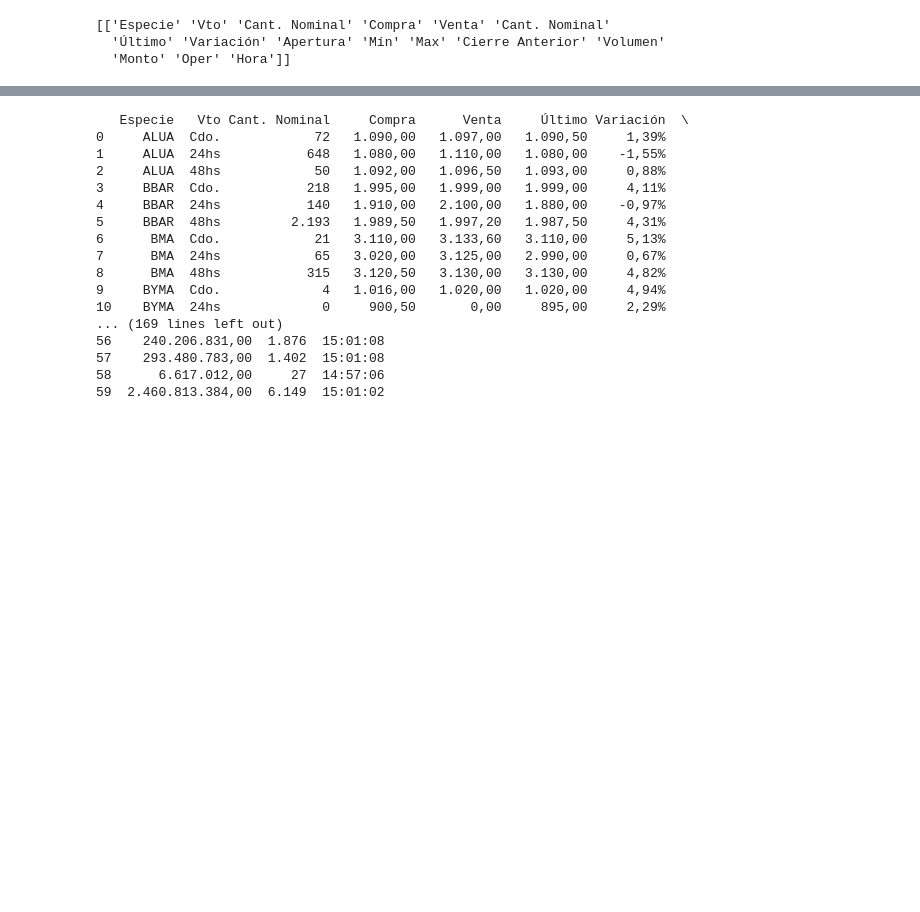
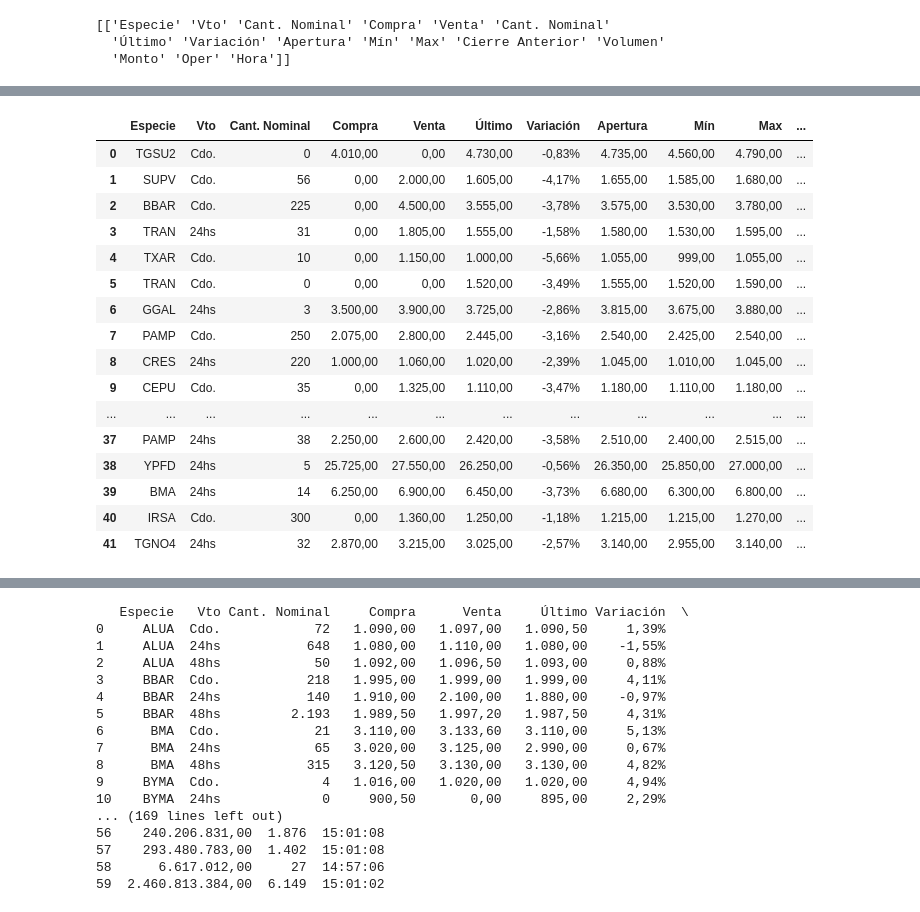
Before and after one commit to rhamiro94/ProyectosScrpaeo, a Jupyter notebook: Proyecto_Scrapeo_BOLSAR.ipynb, the cells around one changed output, grey strips where cells are left out. Drawn from its saved outputs; the diff is of its cells as text; code cells hidden in the pictures; blank space fills up the shorter version.

```diff
--- a/Proyecto_Scrapeo_BOLSAR.ipynb
+++ b/Proyecto_Scrapeo_BOLSAR.ipynb
@@ -152,0 +153,3 @@ for fila in datos:
+# %%
+df = pd.DataFrame(datos)
+df.info()
@@ -152,0 +174,20 @@ for fila in datos:
+# %%
+df
+# %% [output]
+|  | Especie | Vto | Cant. Nominal | Compra | Venta | Último | Variación | Apertura | Mín | Max | ... |
+| 0 | TGSU2 | Cdo. | 0 | 4.010,00 | 0,00 | 4.730,00 | -0,83% | 4.735,00 | 4.560,00 | 4.790,00 | ... |
+| 1 | SUPV | Cdo. | 56 | 0,00 | 2.000,00 | 1.605,00 | -4,17% | 1.655,00 | 1.585,00 | 1.680,00 | ... |
+| 2 | BBAR | Cdo. | 225 | 0,00 | 4.500,00 | 3.555,00 | -3,78% | 3.575,00 | 3.530,00 | 3.780,00 | ... |
+| 3 | TRAN | 24hs | 31 | 0,00 | 1.805,00 | 1.555,00 | -1,58% | 1.580,00 | 1.530,00 | 1.595,00 | ... |
+| 4 | TXAR | Cdo. | 10 | 0,00 | 1.150,00 | 1.000,00 | -5,66% | 1.055,00 | 999,00 | 1.055,00 | ... |
+| 5 | TRAN | Cdo. | 0 | 0,00 | 0,00 | 1.520,00 | -3,49% | 1.555,00 | 1.520,00 | 1.590,00 | ... |
+| 6 | GGAL | 24hs | 3 | 3.500,00 | 3.900,00 | 3.725,00 | -2,86% | 3.815,00 | 3.675,00 | 3.880,00 | ... |
+| 7 | PAMP | Cdo. | 250 | 2.075,00 | 2.800,00 | 2.445,00 | -3,16% | 2.540,00 | 2.425,00 | 2.540,00 | ... |
+| 8 | CRES | 24hs | 220 | 1.000,00 | 1.060,00 | 1.020,00 | -2,39% | 1.045,00 | 1.010,00 | 1.045,00 | ... |
+| 9 | CEPU | Cdo. | 35 | 0,00 | 1.325,00 | 1.110,00 | -3,47% | 1.180,00 | 1.110,00 | 1.180,00 | ... |
+| ... | ... | ... | ... | ... | ... | ... | ... | ... | ... | ... | ... |
+| 37 | PAMP | 24hs | 38 | 2.250,00 | 2.600,00 | 2.420,00 | -3,58% | 2.510,00 | 2.400,00 | 2.515,00 | ... |
+| 38 | YPFD | 24hs | 5 | 25.725,00 | 27.550,00 | 26.250,00 | -0,56% | 26.350,00 | 25.850,00 | 27.000,00 | ... |
+| 39 | BMA | 24hs | 14 | 6.250,00 | 6.900,00 | 6.450,00 | -3,73% | 6.680,00 | 6.300,00 | 6.800,00 | ... |
+| 40 | IRSA | Cdo. | 300 | 0,00 | 1.360,00 | 1.250,00 | -1,18% | 1.215,00 | 1.215,00 | 1.270,00 | ... |
+| 41 | TGNO4 | 24hs | 32 | 2.870,00 | 3.215,00 | 3.025,00 | -2,57% | 3.140,00 | 2.955,00 | 3.140,00 | ... |
```
Also changed, not shown: parts of 9 cells of this notebook.
